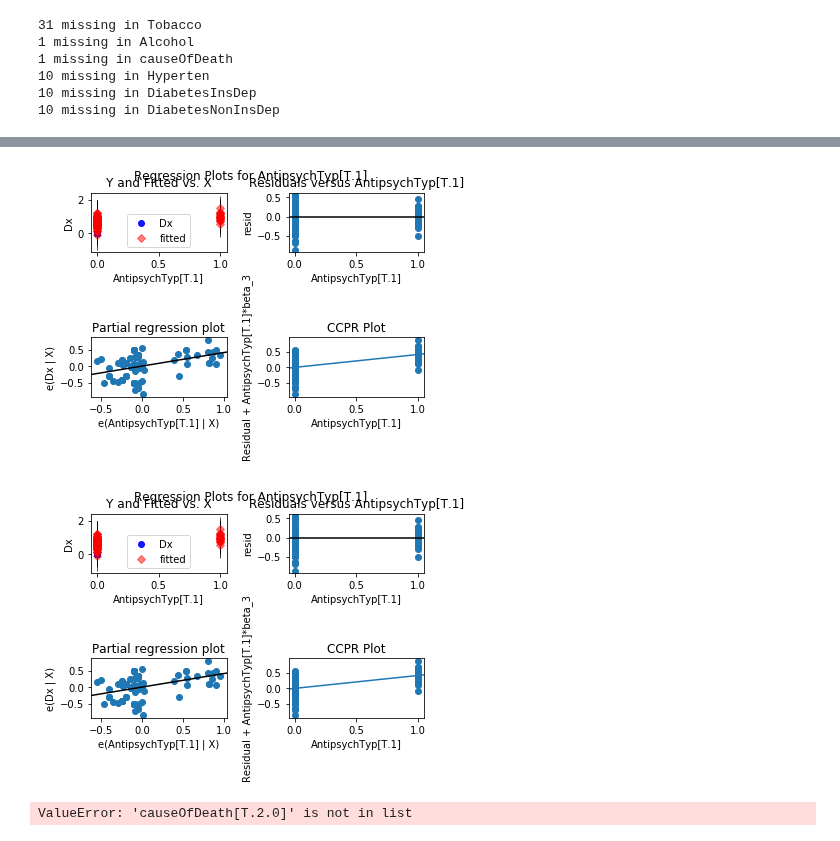
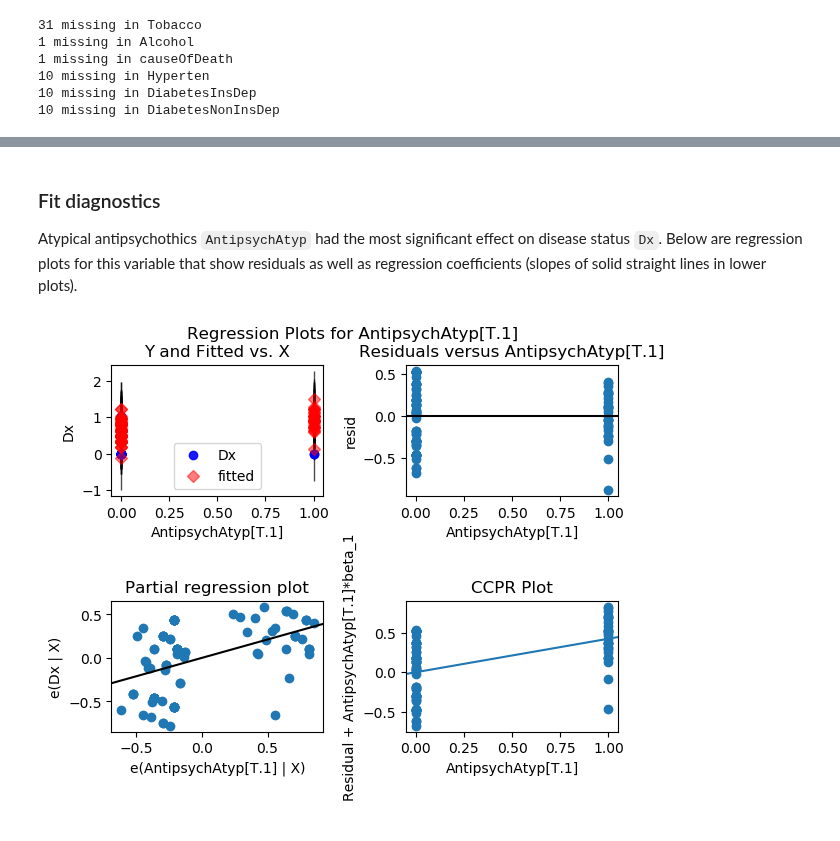
Before and after one commit to attilagk/BSM-research, a Jupyter notebook: notebook/2020-08-05-cmc-clinical/2020-08-05-cmc-clinical.ipynb, the cells around one changed output, grey strips where cells are left out. Cells and saved outputs as stored; diff of their text form; code cells hidden in the pictures.

```diff
--- a/notebook/2020-08-05-cmc-clinical/2020-08-05-cmc-clinical.ipynb
+++ b/notebook/2020-08-05-cmc-clinical/2020-08-05-cmc-clinical.ipynb
@@ -46,0 +35,9 @@ clin
+# %%
+l = list()
+for col in clin.columns:
+    missing = len(clin) - len(clin[col].dropna())
+    s = pd.Series([missing], index=[col])
+    l.append(s)
+
+ss = pd.concat(l).sort_values()
+ss.loc[ss != 0]
@@ -46,0 +64,2 @@ clin
+# %%
+clin.loc[np.isnan(clin['Brain Weight (in grams)']), 'Brain Weight (in grams)'] = clin['Brain Weight (in grams)'].mean()
@@ -57,5 +82,5 @@ Index(['Institution', 'Sex', 'Ethnicity', 'ageOfDeath', 'PMI (in hours)', 'Dx',
 # %%
-clin = clin.rename(columns={'PMI (in hours)': 'PMI', 'Year of Autopsy': 'YearOfAutopsy'})
+clin = clin.rename(columns={'PMI (in hours)': 'PMI', 'Year of Autopsy': 'YearOfAutopsy', 'Reported Gender': 'ReportedGender', 'Brain Weight (in grams)': 'BrainWeight'})
 clin.dtypes
 # %% [output]
 Institution           object
@@ -120,0 +182,2 @@ Index(['Institution', 'Sex', 'Ethnicity', 'Dx', 'Benzodiazepines',
+# %%
+clin = clin.drop(columns='Sex') # this is essentially the same as "Sex"
@@ -158,10 +263,9 @@ Warnings:
+# %% [markdown]
+### Fit diagnostics
+
+Atypical antipsychothics `AntipsychAtyp` had the most significant effect on disease status `Dx`.  Below are regression plots for this variable that show residuals as well as regression coefficients (slopes of solid straight lines in lower plots).
 # %%
-sm.graphics.plot_regress_exog(best, 'AntipsychTyp[T.1]')
+%matplotlib tk
+sm.graphics.plot_regress_exog(best, 'AntipsychAtyp[T.1]')
 # %% [output]
-[figure, old version]
+[figure, new version]
-[figure, removed]
-# %%
-%matplotlib tk
-sm.graphics.plot_regress_exog(best, 'causeOfDeath[T.2.0]')
-# %% [output]
-ValueError: 'causeOfDeath[T.2.0]' is not in list
```
Also changed, not shown: parts of 30 cells of this notebook, 1 other file.
